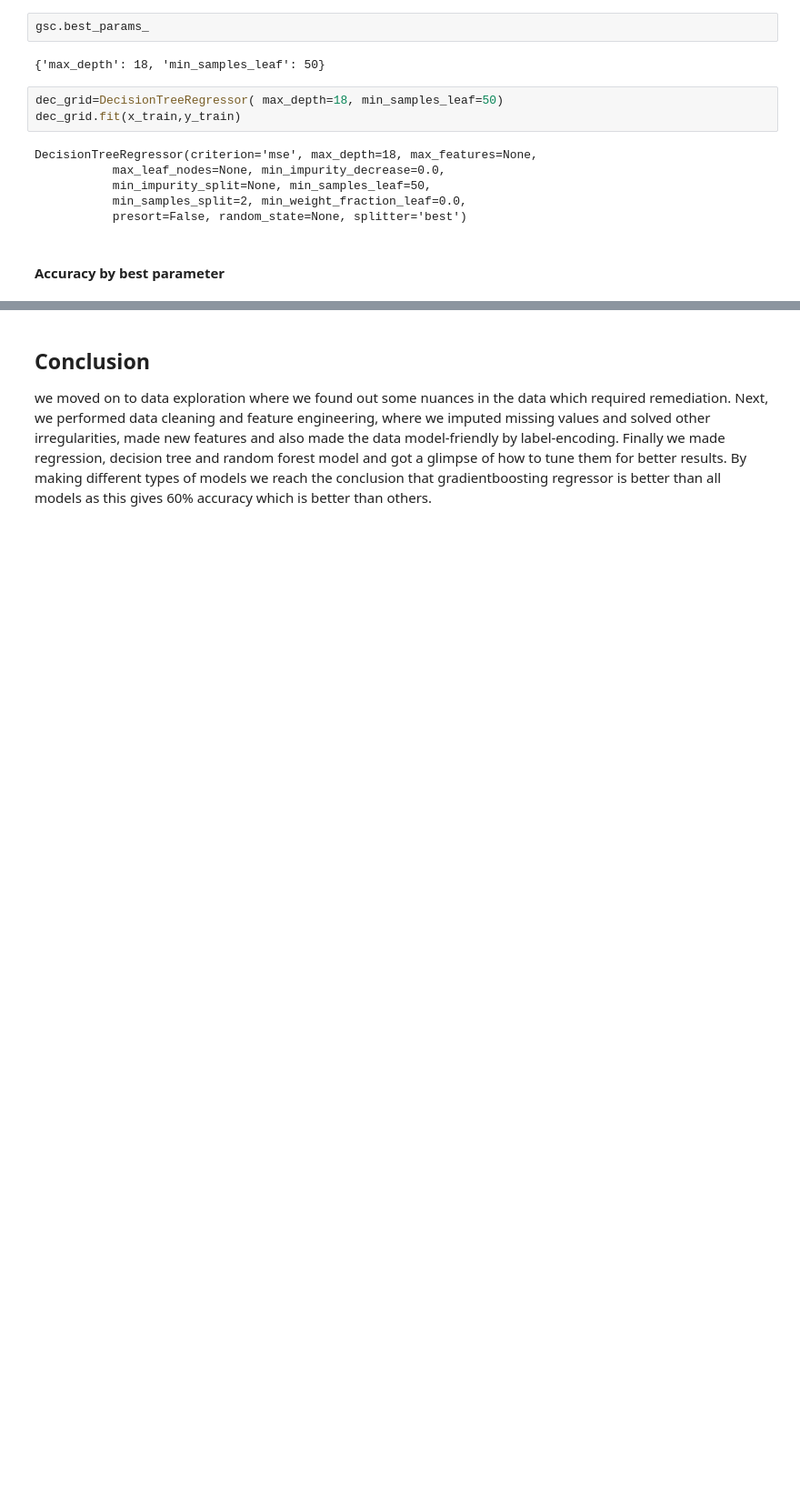
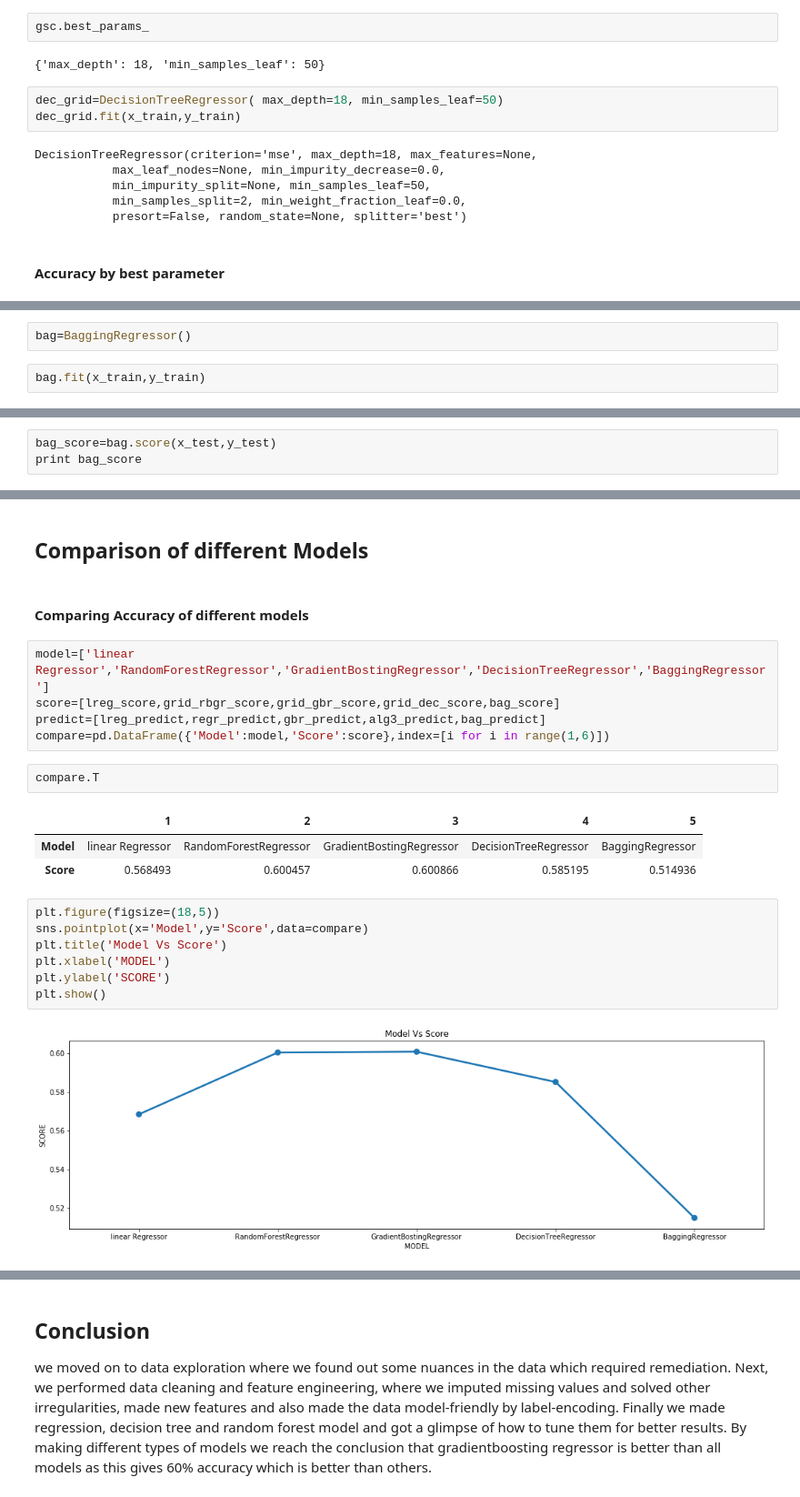
Before and after one commit to poojayadav786/Big-mart-sales-prediction, a Jupyter notebook: Big_mart_sales_prediction.ipynb, the cells around one changed output, grey strips where cells are left out. Shown: that part at 91% size. Saved outputs shown, nothing was run; the diff lists cells and outputs as text; blank space fills up the shorter version.

```diff
--- a/Big_mart_sales_prediction.ipynb
+++ b/Big_mart_sales_prediction.ipynb
@@ -1014,0 +1023,4 @@ dec_grid.score(x_test,y_test)
+# %%
+bag=BaggingRegressor()
+# %%
+bag.fit(x_train,y_train)
@@ -1014,0 +1034,3 @@ dec_grid.score(x_test,y_test)
+# %%
+bag_score=bag.score(x_test,y_test)
+print bag_score
@@ -1014,0 +1053,24 @@ dec_grid.score(x_test,y_test)
+# %% [markdown]
+## Comparison of different Models
+# %% [markdown]
+#### Comparing Accuracy of different models
+# %%
+model=['linear Regressor','RandomForestRegressor','GradientBostingRegressor','DecisionTreeRegressor','BaggingRegressor']
+score=[lreg_score,grid_rbgr_score,grid_gbr_score,grid_dec_score,bag_score]
+predict=[lreg_predict,regr_predict,gbr_predict,alg3_predict,bag_predict]
+compare=pd.DataFrame({'Model':model,'Score':score},index=[i for i in range(1,6)])
+# %%
+compare.T
+# %% [output]
+|  | 1 | 2 | 3 | 4 | 5 |
+| Model | linear Regressor | RandomForestRegressor | GradientBostingRegressor | DecisionTreeRegressor | BaggingRegressor |
+| Score | 0.568493 | 0.600457 | 0.600866 | 0.585195 | 0.514936 |
+# %%
+plt.figure(figsize=(18,5))
+sns.pointplot(x='Model',y='Score',data=compare)
+plt.title('Model Vs Score')
+plt.xlabel('MODEL')
+plt.ylabel('SCORE')
+plt.show()
+# %% [output]
+[figure, added]
```
Also changed, not shown: parts of 30 cells of this notebook.
